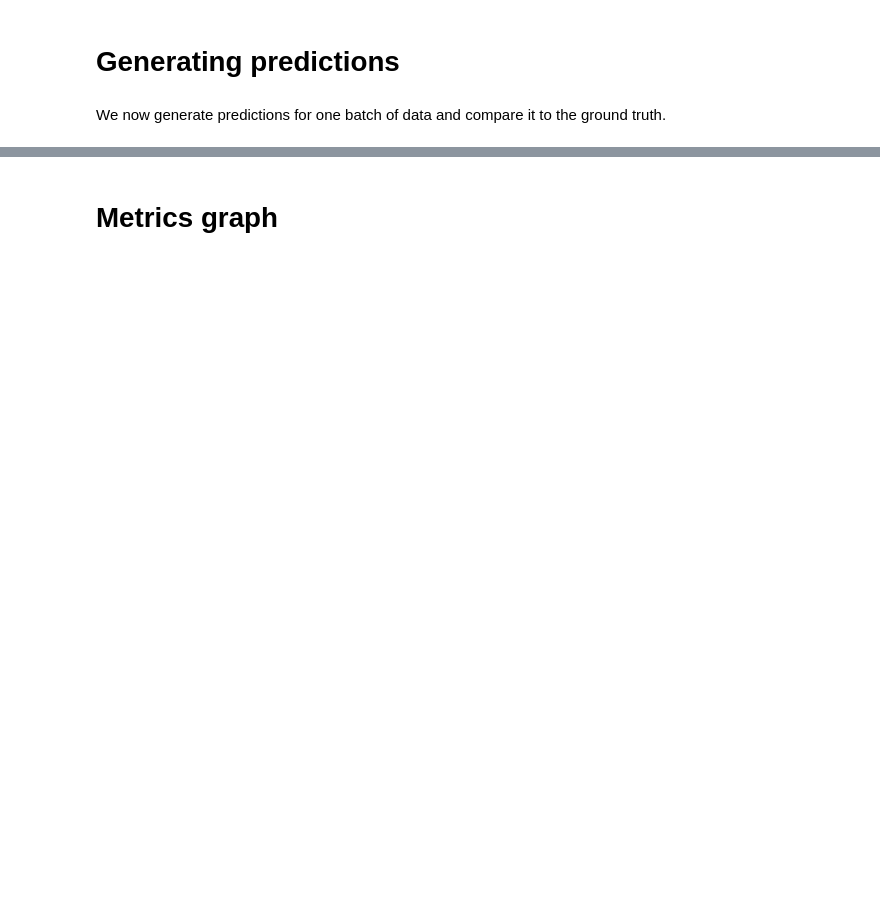
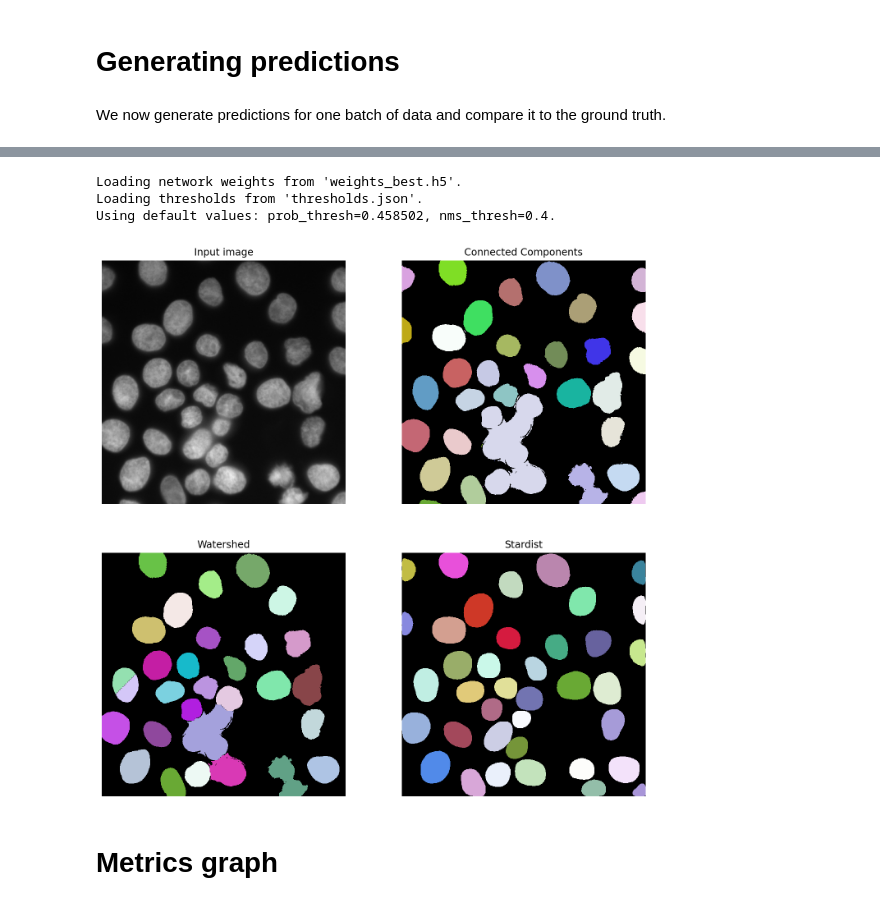
Before and after one commit to CRefice/ml-segmentation-project, a Jupyter notebook: notebook.ipynb, the cells around one changed output, grey strips where cells are left out. Drawn from its saved outputs; the diff is of its cells as text; code cells hidden in the pictures; blank space fills up the shorter version.

```diff
--- a/notebook.ipynb
+++ b/notebook.ipynb
@@ -479,14 +312,45 @@ def label_with_watershed(image_three_class, image_two_class, min_distance=50):
+# %%
+stardist_model = StarDist2D(None, name='stardist')
+# %% [output]
+Loading network weights from 'weights_best.h5'.
+Loading thresholds from 'thresholds.json'.
+Using default values: prob_thresh=0.458502, nms_thresh=0.4.
+# %%
+def show_segmentation_results(input, connected, watershed, stardist, cmap):
+    fig = plt.figure(figsize=(16, 16))
+    axs = fig.subplots(2, 2).flat
+
+    column_labels = ["Input image", "Connected Components", "Watershed", "Stardist"]
+
+    for ax, label in zip(axs, column_labels):
+        ax.axis("off")
+        ax.set_title(label)
+
+    axs[0].imshow(input.squeeze(), cmap="gray")
+    axs[1].imshow(connected, interpolation="nearest", cmap=cmap)
+    axs[2].imshow(watershed, interpolation="nearest", cmap=cmap)
+    axs[3].imshow(stardist, interpolation="nearest", cmap=cmap)
+    fig.show()
 # %%
 from skimage import measure
 from skimage.segmentation import watershed
 
-im_2 = outputs_two_class[0]
-im_3 = outputs_three_class[0]
-print(im_2.size(), im_3.size())
+torch.cuda.empty_cache()
 
-watershed_output = label_with_watershed(im_3, im_2)
-connected_output = measure.label(im_2)
-save_results(inputs[0], connected_output, watershed_output, random_label_cmap())
+output_classes = outputs.argmax(dim=1).numpy()[0]
+watershed_output = label_with_watershed(output_classes == 1)
+connected_output = measure.label(output_classes == 1)
+stardist_output, _ = stardist_model.predict_instances(inputs[0].numpy().squeeze())
+
+show_segmentation_results(
+    inputs[0],
+    connected_output,
+    watershed_output,
+    stardist_output,
+    cmap=random_label_cmap()
+)
+# %% [output]
+[figure, added]
 # %% [markdown]
 # Metrics graph
 # %%
```
Also changed, not shown: parts of 42 cells of this notebook.
